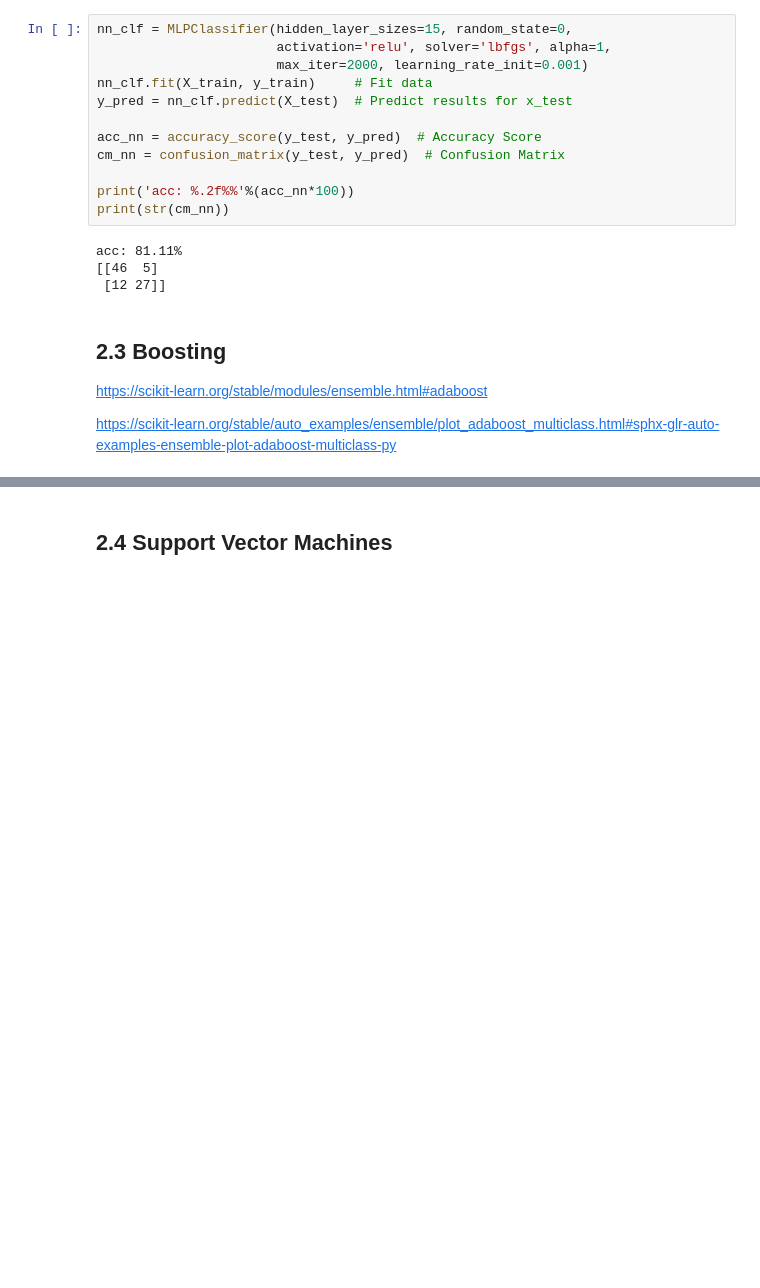
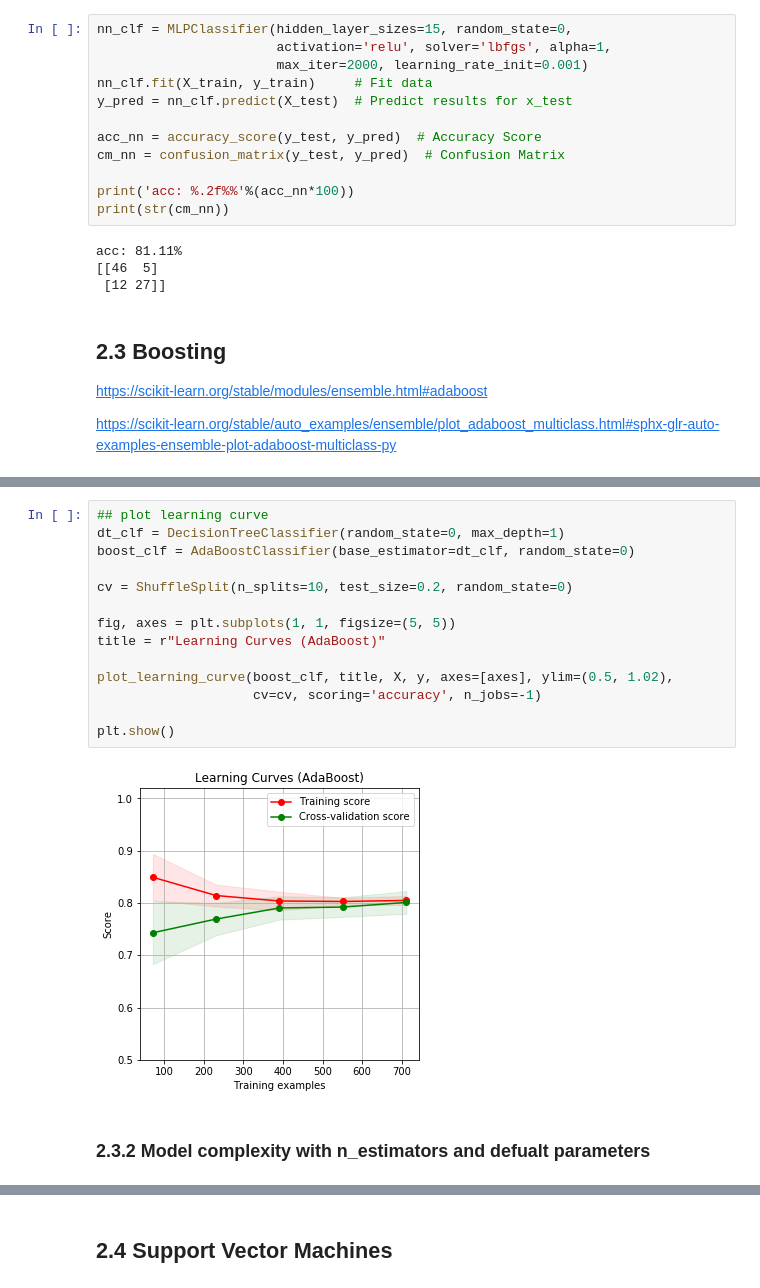
Before and after one commit to shileiphys/CS7641, a Jupyter notebook: HW1-a.ipynb, the cells around one changed output, grey strips where cells are left out. Cells and saved outputs as stored; diff of their text form; blank space fills up the shorter version.

```diff
--- a/HW1-a.ipynb
+++ b/HW1-a.ipynb
@@ -713,0 +722,18 @@ scores.mean()
+# %%
+## plot learning curve
+dt_clf = DecisionTreeClassifier(random_state=0, max_depth=1)
+boost_clf = AdaBoostClassifier(base_estimator=dt_clf, random_state=0)
+
+cv = ShuffleSplit(n_splits=10, test_size=0.2, random_state=0)
+
+fig, axes = plt.subplots(1, 1, figsize=(5, 5))
+title = r"Learning Curves (AdaBoost)"
+
+plot_learning_curve(boost_clf, title, X, y, axes=[axes], ylim=(0.5, 1.02),
+                    cv=cv, scoring='accuracy', n_jobs=-1)
+
+plt.show()
+# %% [output]
+[figure, added]
+# %% [markdown]
+### 2.3.2 Model complexity with n_estimators and defualt parameters
```
Also changed, not shown: parts of 24 cells of this notebook.
